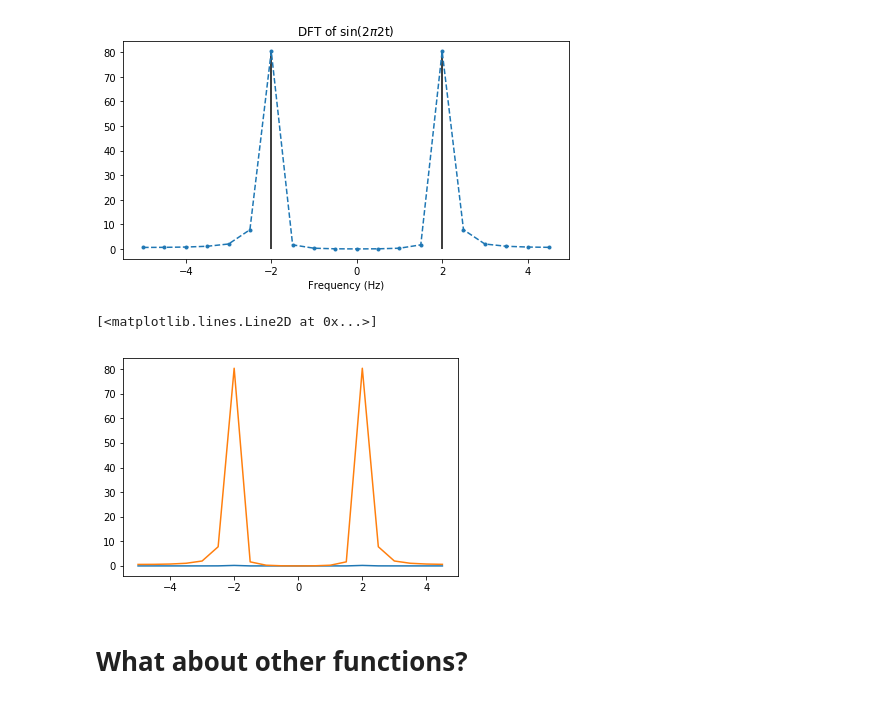
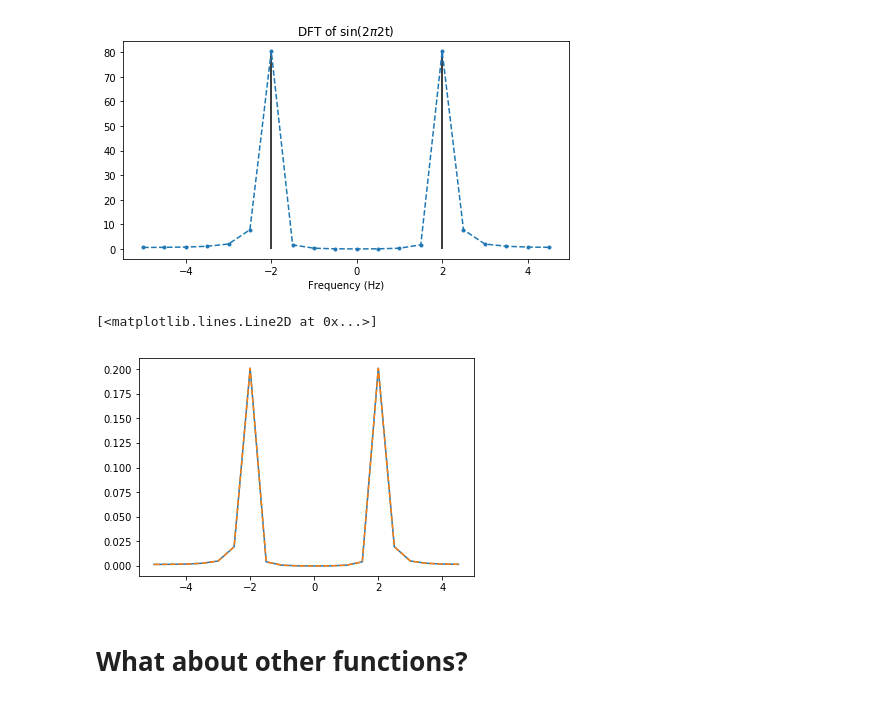
Before and after one commit to CodyDBrown/Physics-331, a Jupyter notebook: Physics 331/Lecture Notebooks/Lecture 14.ipynb, the cells around one changed output. Saved outputs shown, nothing was run; the diff lists cells and outputs as text; code cells hidden in the pictures.

```diff
--- a/Physics 331/Lecture Notebooks/Lecture 14.ipynb
+++ b/Physics 331/Lecture Notebooks/Lecture 14.ipynb
@@ -138,9 +137,8 @@ def my_dft2(f, N, dt):
 
     Inputs
     ----------
-    f:  frequency of the sin wave
+    T:  Period of the sin wave
     N:  Number of data points in that wave
-    dt: Step size I want to take
     """
     if f > 1/(2*dt):
         print("Frequency is too high for the sampling rate, either decrease frequency or decrease dt")
@@ -235,10 +233,7 @@ Text(0,0.5,'Time it takes "my_dft" to run')
 # %%
 run_times_fft = []
 for N in [10,20,40,80,160,320]:
-    dt = 0.01
-    f = 1
-    t = np.linspace(0, N*dt, N)
-    y = np.sin(2*np.pi*f*t)
+    t,y,g = my_dft(1, N, 0.01)
     t_foo = %timeit -o np.fft.fft(y)
     run_times_fft.append(t_foo.average)
 # %% [output]
@@ -308,10 +303,10 @@ Nyquist Frequency 5.0
 [figure]
 # %%
 plt.plot(fans[1], np.abs(fans[3])**2)
-plt.plot(sans[1], np.abs(sans[3])**2)
+plt.plot(sans[1], np.abs(sans[3]/len(sans[3]))**2, '--')
 # %% [output]
 [<matplotlib.lines.Line2D at 0x...>]
-[figure, old version]
+[figure, new version]
 # %% [markdown]
 # What about other functions?
 # %%
```
Also changed, not shown: parts of 18 cells of this notebook, 18 other files.
